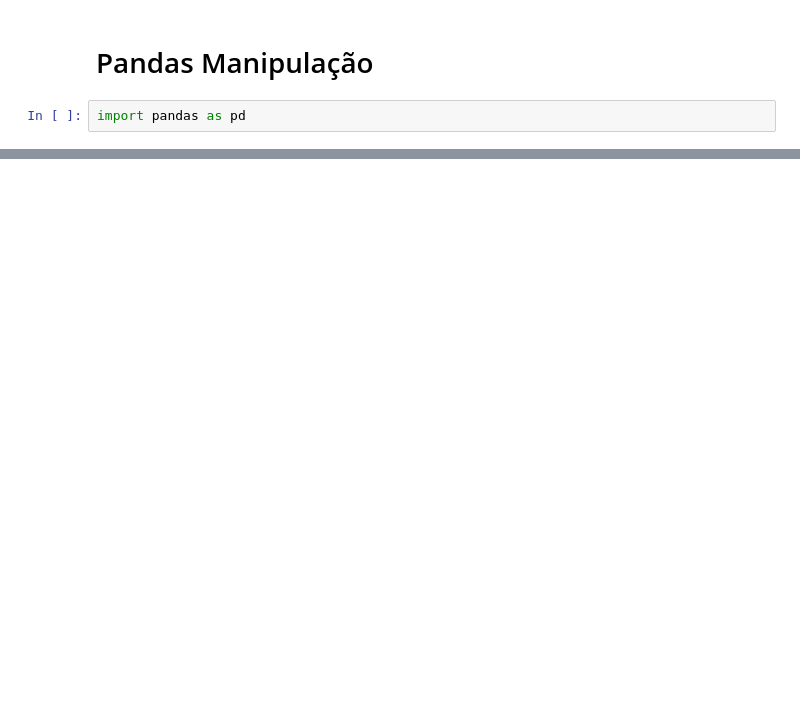
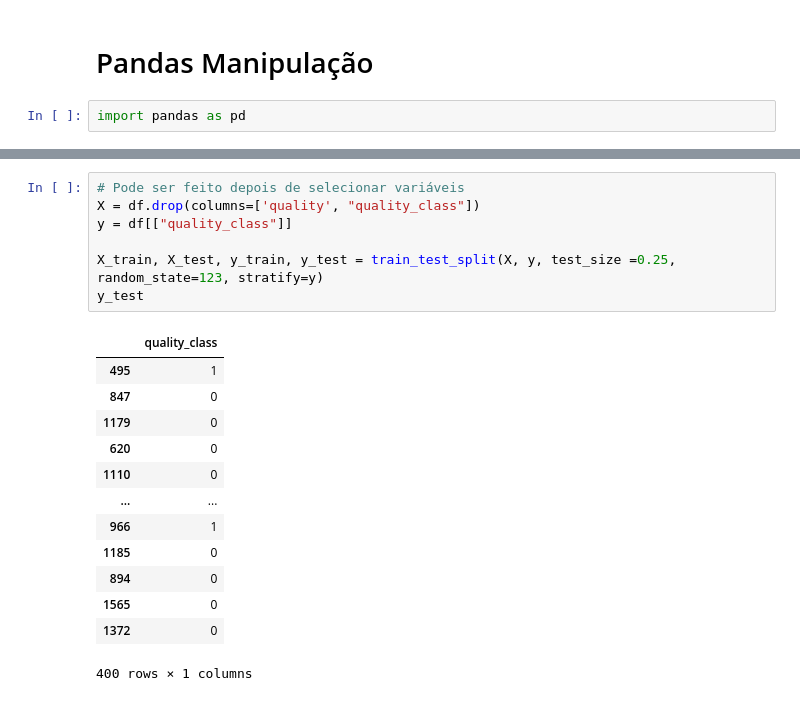
Before and after one commit to vitorquintella/CheatSheets, a Jupyter notebook: Dicas_uteis_e_funções_rápidas.ipynb, the cells around one changed output, grey strips where cells are left out. Drawn from its saved outputs; the diff is of its cells as text; blank space fills up the shorter version.

```diff
--- a/Dicas_uteis_e_funções_rápidas.ipynb
+++ b/Dicas_uteis_e_funções_rápidas.ipynb
@@ -28,0 +119,21 @@ Index(['fixed_acidity', 'volatile_acidity', 'citric_acid', 'residual_sugar',
+# %%
+# Pode ser feito depois de selecionar variáveis
+X = df.drop(columns=['quality', "quality_class"])
+y = df[["quality_class"]]
+
+X_train, X_test, y_train, y_test = train_test_split(X, y, test_size =0.25, random_state=123, stratify=y)
+y_test
+# %% [output]
+|  | quality_class |
+| 495 | 1 |
+| 847 | 0 |
+| 1179 | 0 |
+| 620 | 0 |
+| 1110 | 0 |
+| ... | ... |
+| 966 | 1 |
+| 1185 | 0 |
+| 894 | 0 |
+| 1565 | 0 |
+| 1372 | 0 |
+400 rows × 1 columns
```
Also changed, not shown: parts of 13 cells of this notebook.
